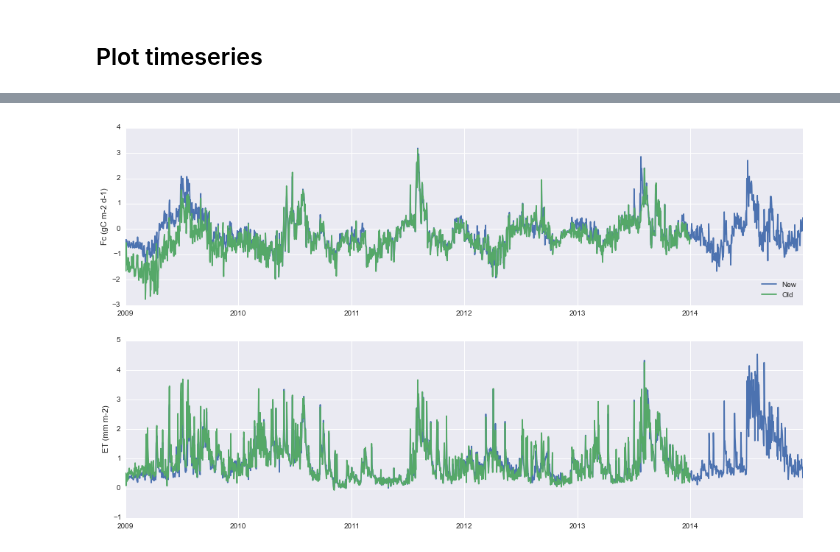
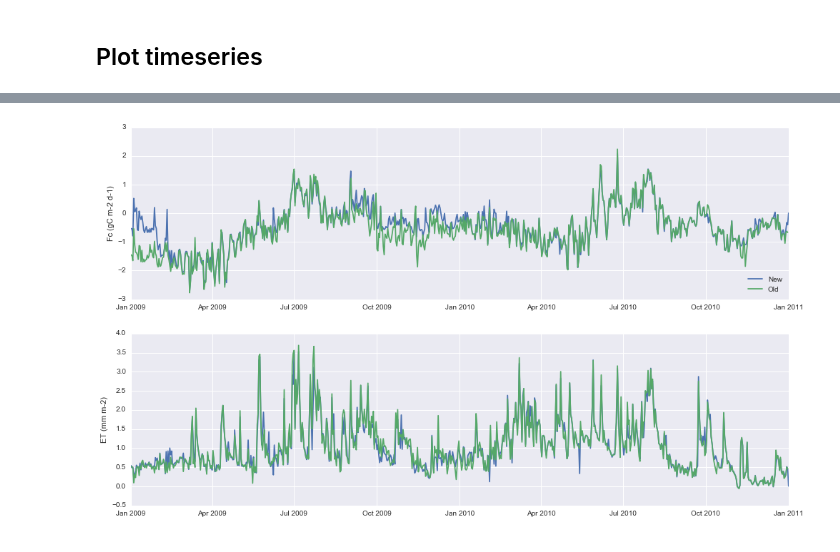
Before and after one commit to gremau/NMEG_miscellany, a Jupyter notebook: jupyter/compare_Ameriflux_versions.ipynb, the cells around one changed output, grey strips where cells are left out. Saved outputs shown, nothing was run; the diff lists cells and outputs as text; code cells hidden in the pictures.

```diff
--- a/jupyter/compare_Ameriflux_versions.ipynb
+++ b/jupyter/compare_Ameriflux_versions.ipynb
@@ -20,12 +20,15 @@ new_path = '/home/greg/sftp/eddyflux/Ameriflux_files/provisional/'
 old_path = '/home/greg/sftp/eddyflux/Ameriflux_files/'
 
 start = 2009
-end = 2014
+end = 2010
+
+import imp
+imp.reload(ld)
 
 site = 'US-Mpg'
 
 new = ld.get_multiyr_aflx( site, new_path, gapfilled=True, startyear=start, endyear=end)
-old = ld.get_multiyr_aflx( site, old_path, gapfilled=True, startyear=start, endyear=end)
+old = ld.get_multiyr_aflx( site, old_path, gapfilled=True, startyear=start, endyear=end, old_dparse=True)
 # %% [output]
 Parsing /home/greg/sftp/eddyflux/Ameriflux_files/provisional/US-Mpg_2009_gapfilled.txt
 Parsing /home/greg/sftp/eddyflux/Ameriflux_files/provisional/US-Mpg_2010_gapfilled.txt
@@ -38,5 +37,5 @@ ValueError: cannot reindex from a duplicate axis
 # %% [markdown]
 ## Calculate ET and create daily data for each site
 # %%
-new_d = tr.resample_aflx( new, c_fluxes=[ 'GPP', 'RE', 'FC', 'GPP_ecb', 'RE_ecb', 'FC_ecb' ] )
-old_d = tr.resample_aflx( old )
+new_d = tr.resample_30min_aflx( new )
+old_d = tr.resample_30min_aflx( old )
@@ -55,15 +59,15 @@ plt.legend( ['New', 'Old'], loc='lower right' )
 # %%
 fig1 = plt.figure( figsize=( 16.5, 9.5 ), dpi=100, facecolor='w', edgecolor='k' )
 ax1 = fig1.add_subplot(211)
-h1 = ax1.plot( new_d.index, new_d.FC_ecb_g_int )
-h2 = ax1.plot( old_d.index, old_d.FC_g_int )
+h1 = ax1.plot( new_d.index, new_d.FC_F_g_int )
+h2 = ax1.plot( old_d.index, old_d.FC_F_g_int )
 plt.ylabel('Fc (gC m-2 d-1)')
 plt.legend( ['New', 'Old'], loc='lower right' )
 ax2 = fig1.add_subplot(212)
-h1 = ax2.plot( new_d.index, new_d.ET_mm_int_0 )
-h2 = ax2.plot( old_d.index, old_d.ET_mm_int_0 )
+h1 = ax2.plot( new_d.index, new_d.ET_mm_24hint_0 )
+h2 = ax2.plot( old_d.index, old_d.ET_mm_24hint_0 )
 plt.ylabel('ET (mm m-2)')
 plt.show()
 #plt.legend( ['Control', 'Girdle'], loc='lower right' )
 # %% [output]
-[figure, old version]
+[figure, new version]
```
Also changed, not shown: parts of 3 cells of this notebook, 2 other files.
